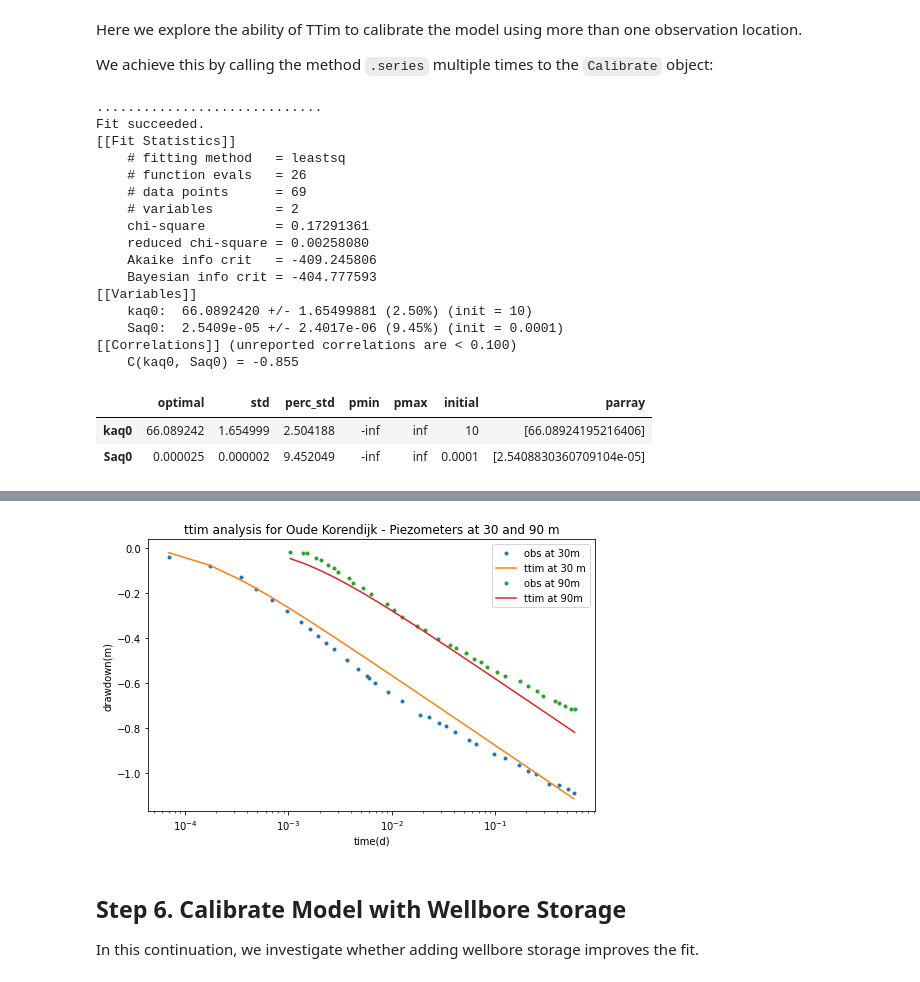
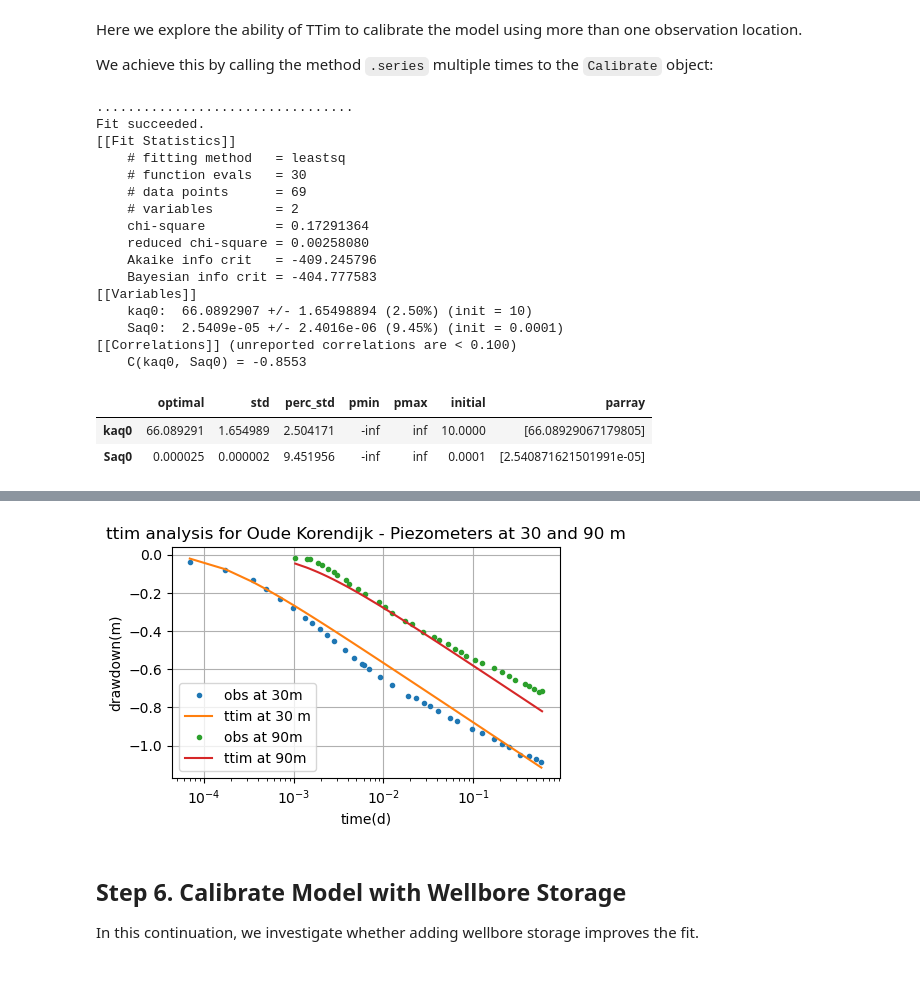
Before and after one commit to mbakker7/ttim, a Jupyter notebook: pumpingtests/confined1_oude_korendijk.ipynb, the cells around one changed output, grey strips where cells are left out. Saved outputs shown, nothing was run; the diff lists cells and outputs as text; code cells hidden in the pictures.

````diff
--- a/pumpingtests/confined1_oude_korendijk.ipynb
+++ b/pumpingtests/confined1_oude_korendijk.ipynb
@@ -74,8 +74,9 @@ ax.set_ylim([-25,3]);
 # %%
 import numpy as np
 import matplotlib.pyplot as plt
-from ttim import *
+plt.rcParams['figure.figsize'] = (5, 3) # default figure size
 import pandas as pd
+import ttim as ttm
 # %% [markdown]
 ## Step 2: Setting basic parameters for the model
 # %%
@@ -135,8 +136,8 @@ $$\pi r_c^2 \frac{dh_w}{dt} = \sum_nQ_n-Q_w $$
 where: $Q_n$ and $Q_w$ are the inflows and outflows in the well, $h_w$ is the head inside the well and $r_c$ is the radius of the caisson.
 # %%
 #unkonwn parameters: kaq, Saq
-ml = ModelMaq(kaq=60, z=[zt, zb], Saq=1e-4, tmin=1e-5, tmax=1)
-w = Well(ml, xw=0, yw=0, rw=0.2, tsandQ=[(0, Q)], layers=0)
+ml = ttm.ModelMaq(kaq=60, z=[zt, zb], Saq=1e-4, tmin=1e-5, tmax=1)
+w = ttm.Well(ml, xw=0, yw=0, rw=0.2, tsandQ=[(0, Q)], layers=0)
 
 # Here we are setting everything in meters for length and days for time
 # %% [markdown]
@@ -321,7 +325,7 @@ Here we explore the ability of TTim to calibrate the model using more than one o
 
 We achieve this by calling the method ```.series``` multiple times to the ```Calibrate``` object:
 # %%
-ca = Calibrate(ml)
+ca = ttm.Calibrate(ml)
 ca.set_parameter(name='kaq0', initial=10)
 ca.set_parameter(name='Saq0', initial=1e-4)
 ca.series(name='obs1', x=r1, y=0, t=t1, h=h1, layer=0) # Adding well 1
@@ -329,30 +333,29 @@ ca.series(name='obs2', x=r2, y=0, t=t2, h=h2, layer=0) # Adding well 2
 ca.fit(report=True)
 ca.parameters
 # %% [output]
-.............................
+.................................
 Fit succeeded.
 [[Fit Statistics]]
     # fitting method   = leastsq
-    # function evals   = 26
+    # function evals   = 30
     # data points      = 69
     # variables        = 2
-    chi-square         = 0.17291361
+    chi-square         = 0.17291364
     reduced chi-square = 0.00258080
-    Akaike info crit   = -409.245806
-    Bayesian info crit = -404.777593
+    Akaike info crit   = -409.245796
+    Bayesian info crit = -404.777583
 [[Variables]]
-    kaq0:  66.0892420 +/- 1.65499881 (2.50%) (init = 10)
-    Saq0:  2.5409e-05 +/- 2.4017e-06 (9.45%) (init = 0.0001)
+    kaq0:  66.0892907 +/- 1.65498894 (2.50%) (init = 10)
+    Saq0:  2.5409e-05 +/- 2.4016e-06 (9.45%) (init = 0.0001)
 [[Correlations]] (unreported correlations are < 0.100)
-    C(kaq0, Saq0) = -0.855
+    C(kaq0, Saq0) = -0.8553
 |  | optimal | std | perc_std | pmin | pmax | initial | parray |
-| kaq0 | 66.089242 | 1.654999 | 2.504188 | -inf | inf | 10 | [66.08924195216406] |
-| Saq0 | 0.000025 | 0.000002 | 9.452049 | -inf | inf | 0.0001 | [2.5408830360709104e-05] |
+| kaq0 | 66.089291 | 1.654989 | 2.504171 | -inf | inf | 10.0000 | [66.08929067179805] |
+| Saq0 | 0.000025 | 0.000002 | 9.451956 | -inf | inf | 0.0001 | [2.540871621501991e-05] |
 # %%
 print('rmse:', ca.rmse())
 hs1 = ml.head(r1, 0, t1)
 hs2 = ml.head(r2, 0 ,t2)
-plt.figure(figsize = (8, 5))
 plt.semilogx(t1, h1, '.', label='obs at 30m')
 plt.semilogx(t1, hs1[0], label='ttim at 30 m')
 plt.semilogx(t2, h2, '.', label='obs at 90m')
@@ -360,5 +363,6 @@ plt.semilogx(t2, hs2[0], label = 'ttim at 90m')
 plt.xlabel('time(d)')
 plt.ylabel('drawdown(m)')
 plt.title('ttim analysis for Oude Korendijk - Piezometers at 30 and 90 m')
-plt.legend();
+plt.legend()
+plt.grid()
 # %% [output]
@@ -366,4 +370,4 @@ rmse: 0.05005990814225418
-[figure, old version]
+[figure, new version]
 # %% [markdown]
 ## Step 6. Calibrate Model with Wellbore Storage
 
````
Also changed, not shown: parts of 21 cells of this notebook.
